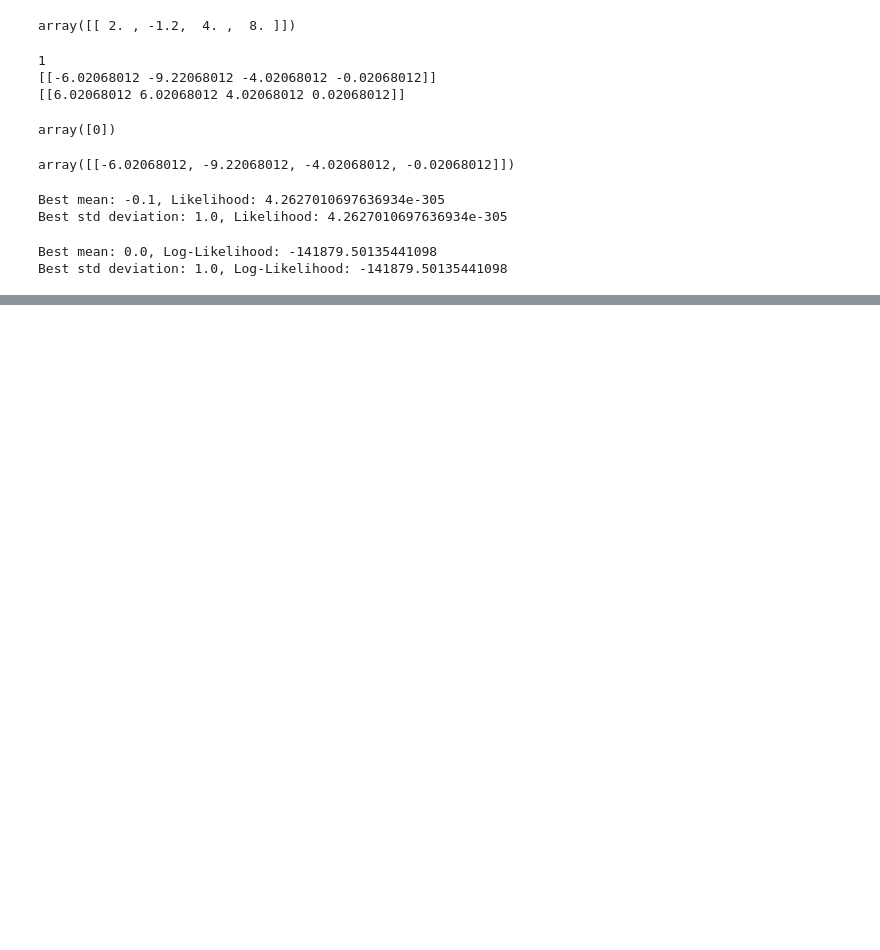
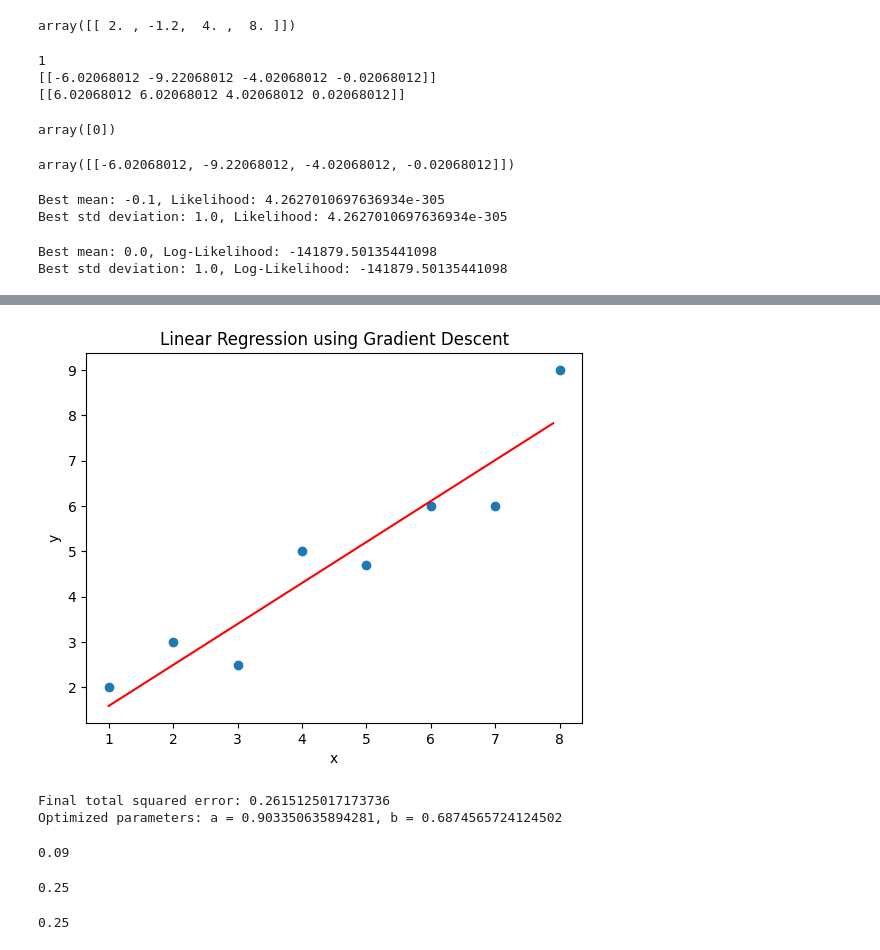
Before and after one commit to cmsolson75/nanograd, a Jupyter notebook: SimpleTests.ipynb, the cells around one changed output, grey strips where cells are left out. Saved outputs shown, nothing was run; the diff lists cells and outputs as text; code cells hidden in the pictures; blank space fills up the shorter version.

```diff
--- a/SimpleTests.ipynb
+++ b/SimpleTests.ipynb
@@ -520,0 +670,69 @@ Best std deviation: 1.0, Log-Likelihood: -141879.50135441098
+# %%
+import numpy as np
+import matplotlib.pyplot as plt
+
+# Data points
+x = np.array([1, 2, 3, 4, 5, 6, 7, 8])
+y = np.array([2, 3, 2.5, 5, 4.7, 6, 6, 9])
+
+# Initial parameters
+a = 1.2
+b = 0
+learning_rate = 0.01
+epochs = 1000
+
+# Cost function
+def total_squared_error(a, b, x, y):
+    total_distance = 0
+    for xi, yi in zip(x, y):
+        distance = (a * xi + b - yi) ** 2
+        total_distance += distance
+    return total_distance / (2 * len(x))
+
+# Gradient descent
+def gradient_descent(a, b, x, y, learning_rate, epochs):
+    m = len(x)
+    for _ in range(epochs):
+        da = sum((a * x + b - y) * x) / m
+        db = sum(a * x + b - y) / m
+        a -= learning_rate * da
+        b -= learning_rate * db
+    return a, b
+
+
+# Train the model
+a, b = gradient_descent(a, b, x, y, learning_rate, epochs)
+
+# Plotting the data points and the linear regression line
+plt.scatter(x, y)
+dummy = np.arange(1, np.max(x), 0.1)
+z = a * dummy + b
+plt.plot(dummy, z, color='red')
+plt.xlabel('x')
+plt.ylabel('y')
+plt.title('Linear Regression using Gradient Descent')
+plt.show()
+
+# Final total squared error
+final_error = total_squared_error(a, b, x, y)
+print(f'Final total squared error: {final_error}')
+print(f'Optimized parameters: a = {a}, b = {b}')
+# %% [output]
+[figure, added]
+Final total squared error: 0.2615125017173736
+Optimized parameters: a = 0.903350635894281, b = 0.6874565724124502
+# %%
+# logistic regression
+
+# def logistic_function()
+(0.3)**2
+# %% [output]
+0.09
+# %%
+0.5**2
+# %% [output]
+0.25
+# %%
+0.5 * 0.5
+# %% [output]
+0.25
```
Also changed, not shown: parts of 18 cells of this notebook, 4 other files.
